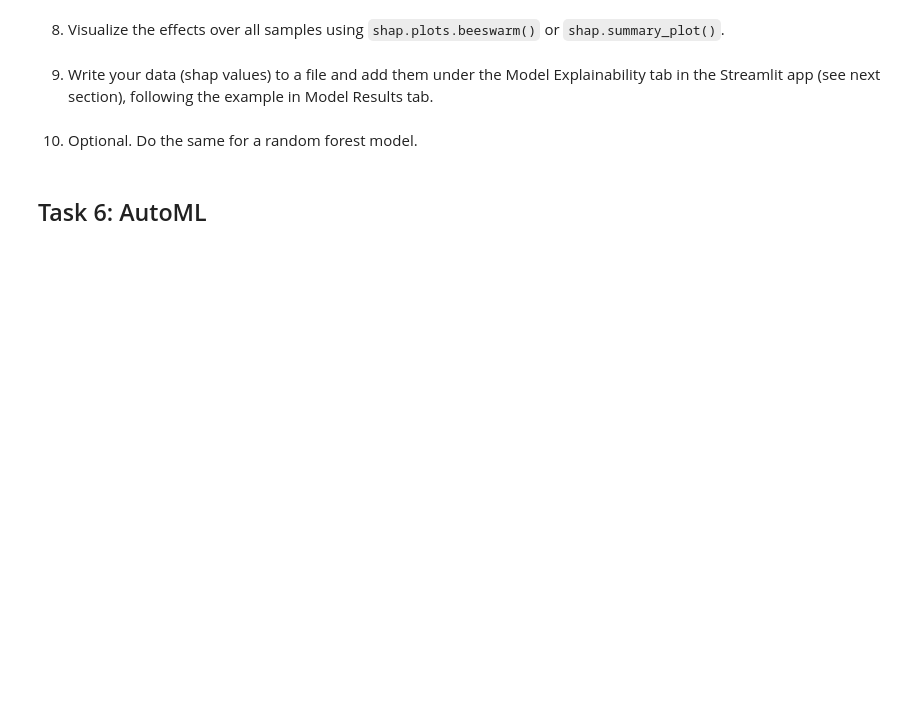
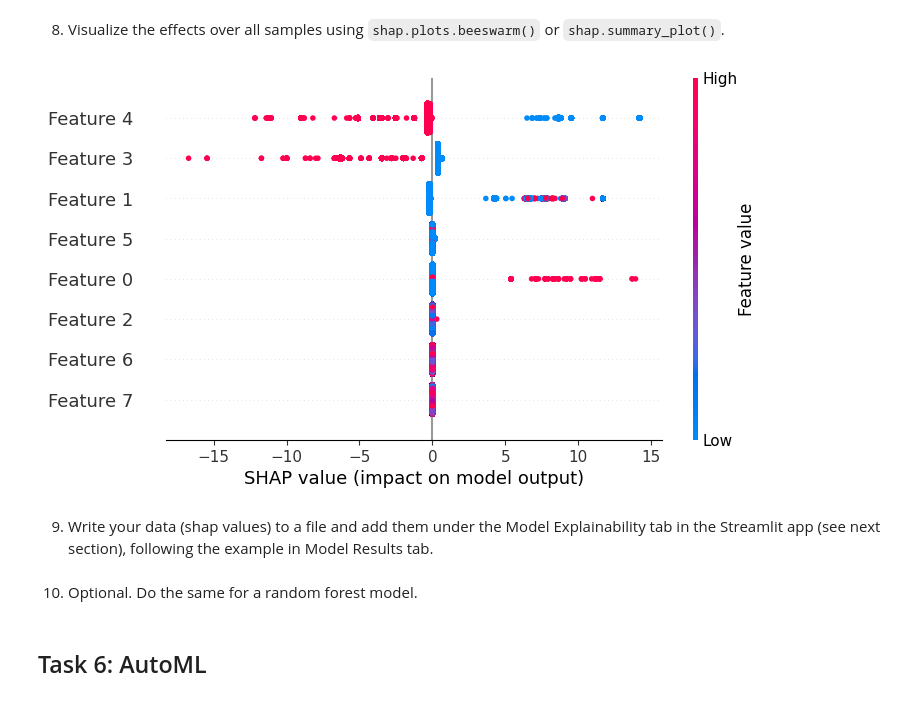
Before and after one commit to MonuSingh16/mle-work, a Jupyter notebook: assignments/week-06-supervised-ml/nb/electronics-purchase-prediction.ipynb, the cells around one changed output. Cells and saved outputs as stored; diff of their text form; code cells hidden in the pictures; blank space fills up the shorter version.

```diff
--- a/assignments/week-06-supervised-ml/nb/electronics-purchase-prediction.ipynb
+++ b/assignments/week-06-supervised-ml/nb/electronics-purchase-prediction.ipynb
@@ -350,5 +478,8 @@ shap_values = None # YOUR CODE HERE
 8. Visualize the effects over all samples using `shap.plots.beeswarm()` or `shap.summary_plot()`.
 # %%
 # YOUR CODE HERE
+shap.plots.beeswarm(shap_values)
+# %% [output]
+[figure, added]
 # %% [markdown]
 9. Write your data (shap values) to a file and add them under the Model Explainability tab in the Streamlit app (see next section), following the example in Model Results tab.
```
Also changed, not shown: parts of 43 cells of this notebook, 1 other file.
